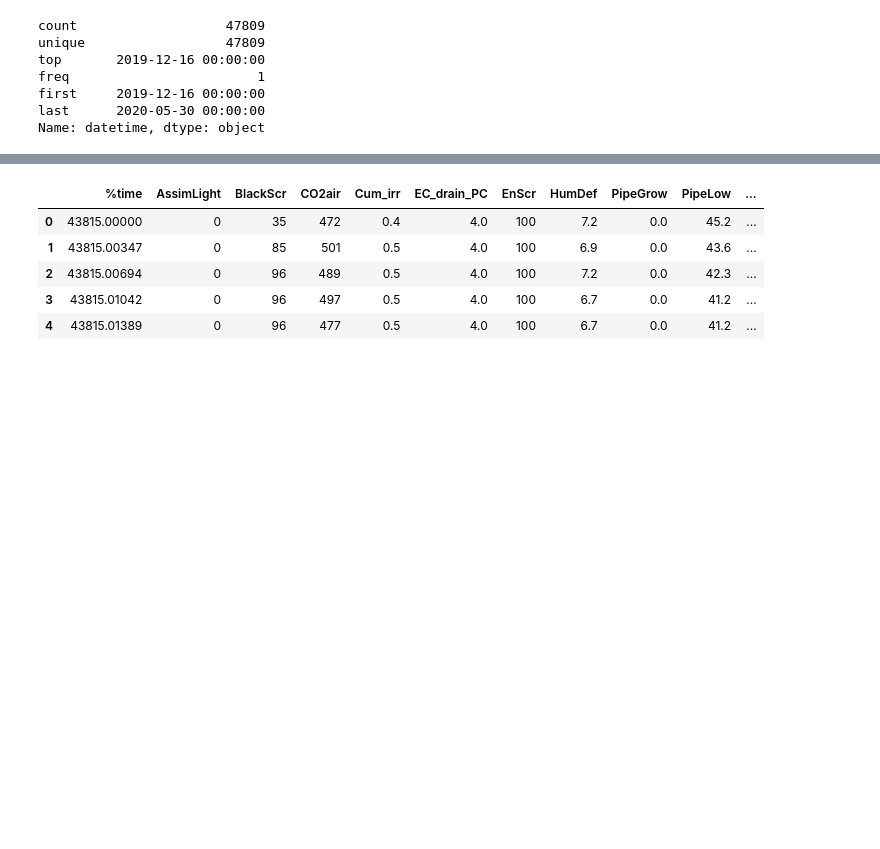
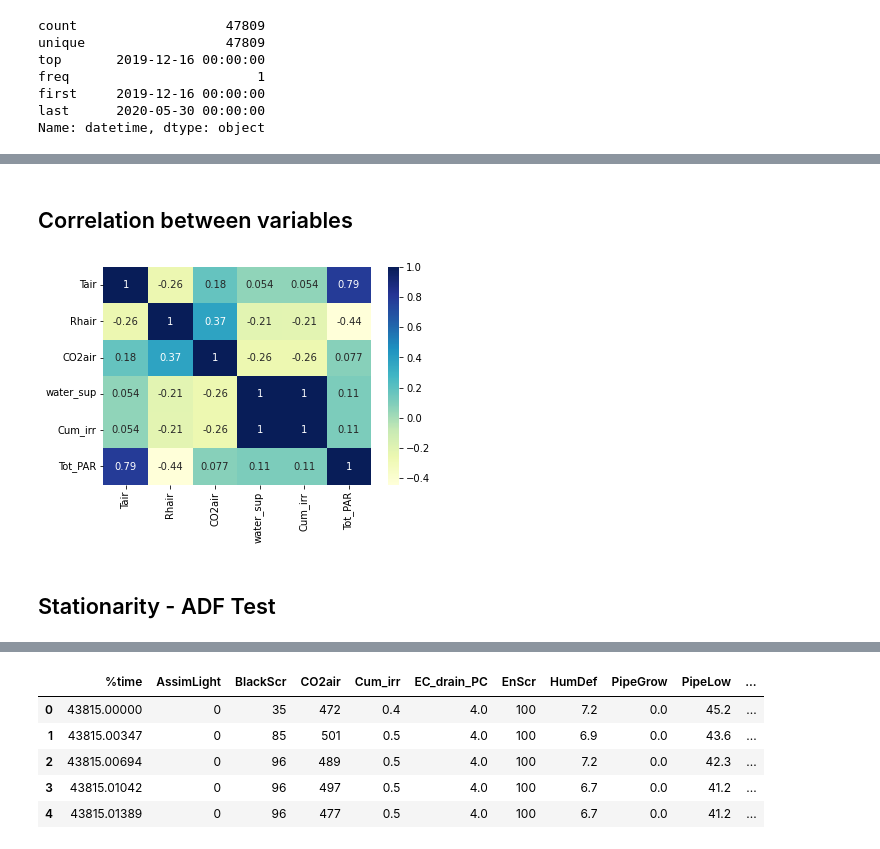
Before and after one commit to pariosur/food_waste, a Jupyter notebook: algeria/EDA indoor climate.ipynb, the cells around one changed output, grey strips where cells are left out. Cells and saved outputs as stored; diff of their text form; code cells hidden in the pictures; blank space fills up the shorter version.

```diff
--- a/algeria/EDA indoor climate.ipynb
+++ b/algeria/EDA indoor climate.ipynb
@@ -96,0 +121,8 @@ Name: datetime, dtype: object
+# %% [markdown]
+## Correlation between variables
+# %%
+dataplot = sns.heatmap(df_ref_greenhouse_final.corr(), cmap="YlGnBu", annot=True)
+# %% [output]
+[figure, added]
+# %% [markdown]
+## Stationarity - ADF Test
```
Also changed, not shown: parts of 47 cells of this notebook.
